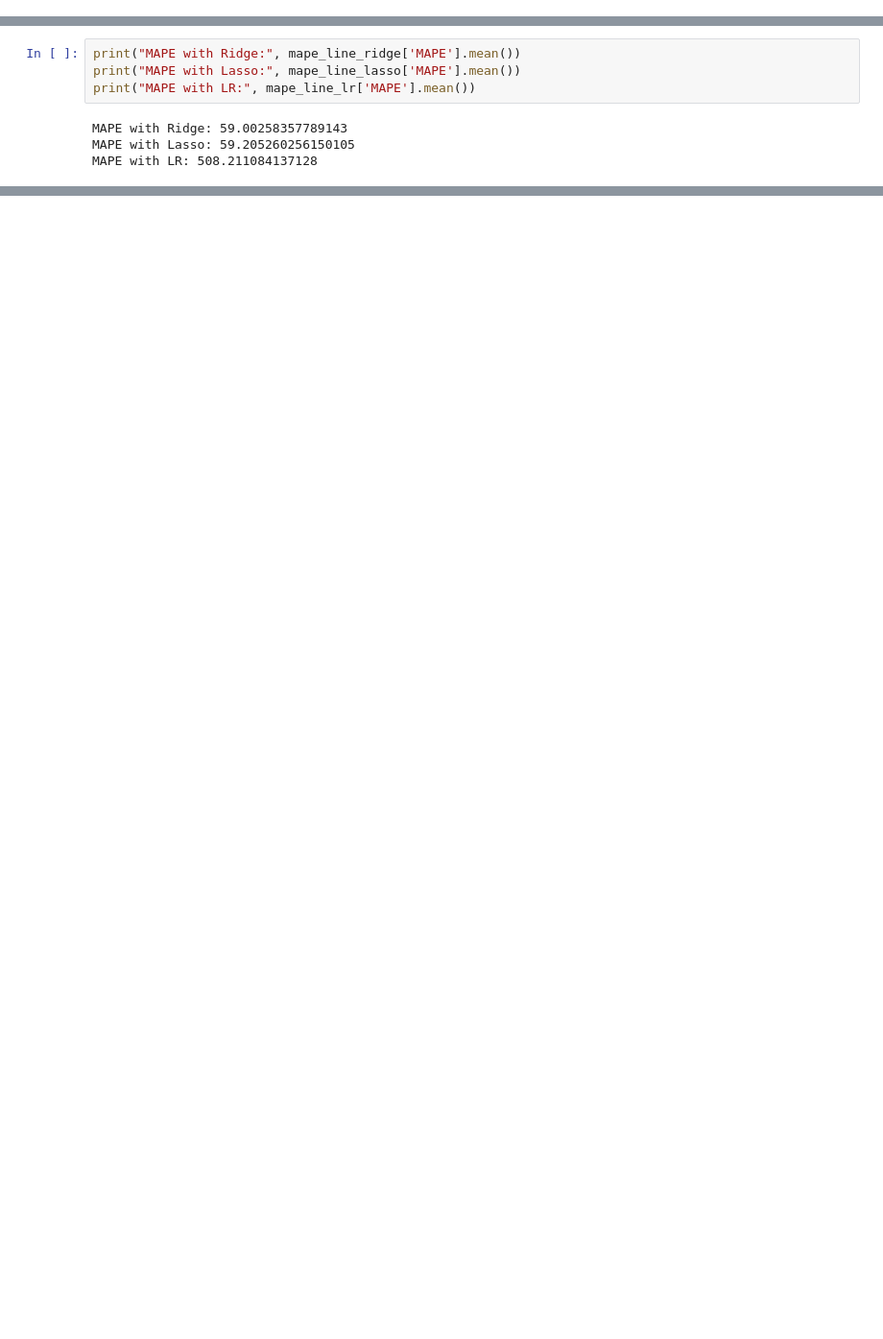
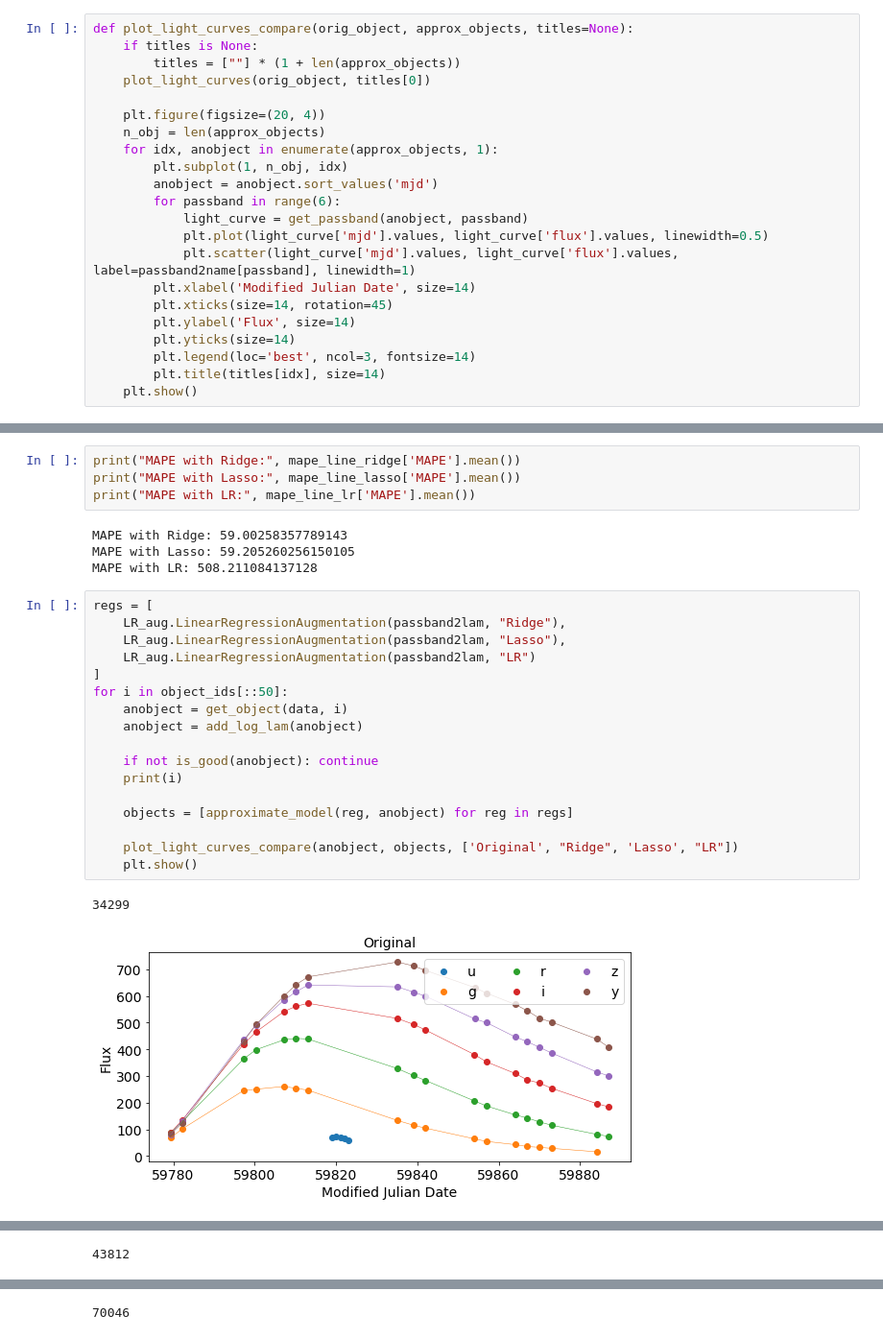
Before and after one commit to HSE-LAMBDA/light_curve_approx, a Jupyter notebook: notebooks/LinearNotebook.ipynb, the cells around one changed output, grey strips where cells are left out. Shown at 96% size. Drawn from its saved outputs; the diff is of its cells as text; blank space fills up the shorter version.

```diff
--- a/notebooks/LinearNotebook.ipynb
+++ b/notebooks/LinearNotebook.ipynb
@@ -52,3 +63,25 @@ def get_object(data, object_id):
+# %%
+def plot_light_curves_compare(orig_object, approx_objects, titles=None):
+    if titles is None:
+        titles = [""] * (1 + len(approx_objects))
+    plot_light_curves(orig_object, titles[0])
+
+    plt.figure(figsize=(20, 4))
+    n_obj = len(approx_objects)
+    for idx, anobject in enumerate(approx_objects, 1):
+        plt.subplot(1, n_obj, idx)
+        anobject = anobject.sort_values('mjd')
+        for passband in range(6):
+            light_curve = get_passband(anobject, passband)
+            plt.plot(light_curve['mjd'].values, light_curve['flux'].values, linewidth=0.5)
+            plt.scatter(light_curve['mjd'].values, light_curve['flux'].values, label=passband2name[passband], linewidth=1)
+        plt.xlabel('Modified Julian Date', size=14)
+        plt.xticks(size=14, rotation=45)
+        plt.ylabel('Flux', size=14)
+        plt.yticks(size=14)
+        plt.legend(loc='best', ncol=3, fontsize=14)
+        plt.title(titles[idx], size=14)
+    plt.show()
 # %%
 def get_passband(anobject, passband):
     light_curve = anobject[anobject.passband == passband]
@@ -372,3 +405,23 @@ print("MAPE with LR:", mape_line_lr['MAPE'].mean())
 MAPE with Ridge: 59.00258357789143
 MAPE with Lasso: 59.205260256150105
 MAPE with LR: 508.211084137128
+# %%
+regs = [
+    LR_aug.LinearRegressionAugmentation(passband2lam, "Ridge"),
+    LR_aug.LinearRegressionAugmentation(passband2lam, "Lasso"),
+    LR_aug.LinearRegressionAugmentation(passband2lam, "LR")
+]
+for i in object_ids[::50]:
+    anobject = get_object(data, i)
+    anobject = add_log_lam(anobject)
+
+    if not is_good(anobject): continue
+    print(i)
+
+    objects = [approximate_model(reg, anobject) for reg in regs]
+
+    plot_light_curves_compare(anobject, objects, ['Original', "Ridge", 'Lasso', "LR"])
+    plt.show()
+# %% [output]
+34299
+[figure, added]
@@ -374,0 +429 @@ MAPE with LR: 508.211084137128
+43812
@@ -374,0 +432 @@ MAPE with LR: 508.211084137128
+70046
```
Also changed, not shown: parts of 5 cells of this notebook, 5 other files.
